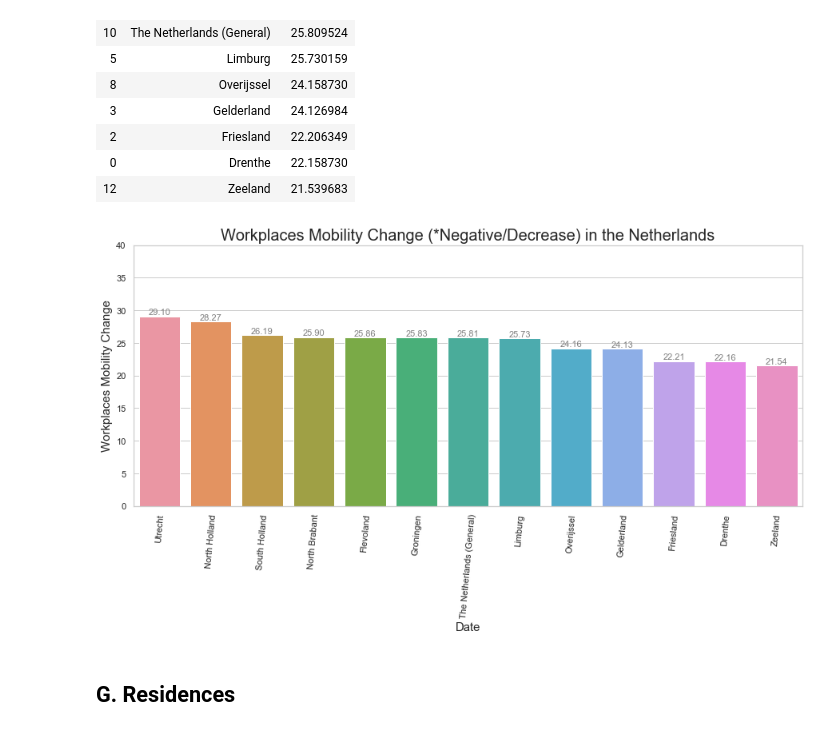
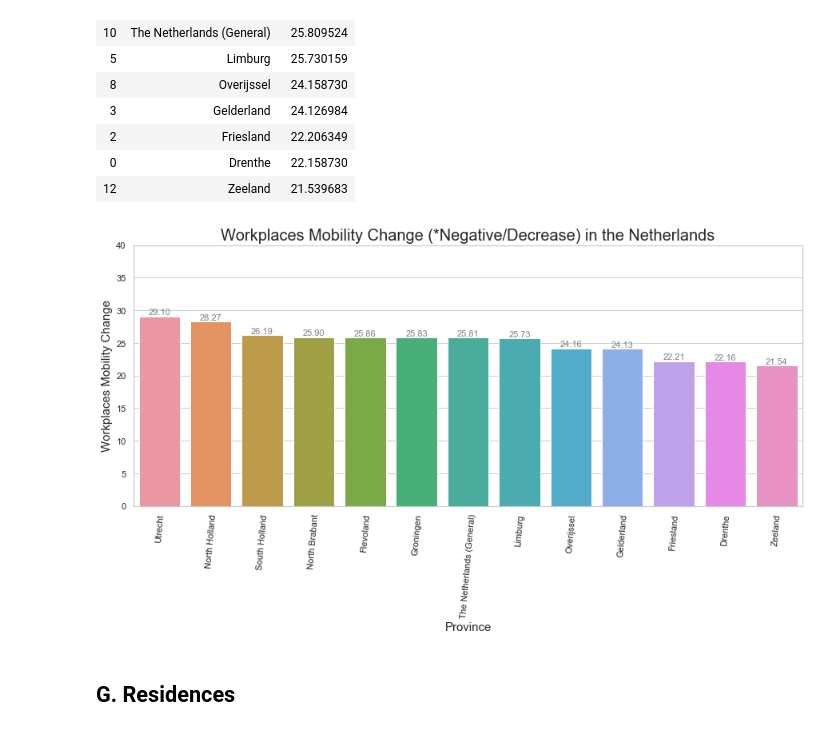
Before and after one commit to IJzerenSteen/COMMUNITY_MOBILITY_REPORT_FOR_NL, a Jupyter notebook: COVID-19_COMMUNITY_MOBILITY_REPORT_FOR_THE_NETHERLANDS.ipynb, the cells around one changed output. Drawn from its saved outputs; the diff is of its cells as text; code cells hidden in the pictures.

```diff
--- a/COVID-19_COMMUNITY_MOBILITY_REPORT_FOR_THE_NETHERLANDS.ipynb
+++ b/COVID-19_COMMUNITY_MOBILITY_REPORT_FOR_THE_NETHERLANDS.ipynb
@@ -246,7 +246,7 @@ plt.figure(figsize=(15,6))
 RR1=sns.barplot(x="Province", y="Retail_and_Recreation", data=result_RR)
 sns.set(style="whitegrid")
 RR1.axes.set_title("Retail and Recreation Mobility Change (*Negative/Decrease) in the Netherlands", fontsize=20)
-RR1.set_xlabel("Date",fontsize=15)
+RR1.set_xlabel("Province",fontsize=15)
 RR1.set_ylabel("Retail & Recreation Mobility Change",fontsize=15)
 plt.xticks(rotation=85)
 for p in RR1.patches:
@@ -309,7 +309,7 @@ plt.figure(figsize=(15,6))
 GP1=sns.barplot(x="Province", y="Grocery_and_Pharmacy", data=result_GP)
 sns.set(style="whitegrid")
 GP1.axes.set_title("Grocery and Pharmacy Mobility Change (*Negative/Decrease) in the Netherlands", fontsize=20)
-GP1.set_xlabel("Date",fontsize=15)
+GP1.set_xlabel("Province",fontsize=15)
 GP1.set_ylabel("Grocery and Pharmacy Mobility Change",fontsize=15)
 plt.xticks(rotation=85)
 for p in GP1.patches:
@@ -371,7 +371,7 @@ plt.figure(figsize=(15,6))
 P1=sns.barplot(x="Province", y="Parks", data=result_P)
 sns.set(style="whitegrid")
 P1.axes.set_title("Parks Mobility Change (*Positive/Increase) in the Netherlands", fontsize=20)
-P1.set_xlabel("Date",fontsize=15)
+P1.set_xlabel("Province",fontsize=15)
 P1.set_ylabel("Parks Mobility Change",fontsize=15)
 plt.xticks(rotation=85)
 for p in P1.patches:
@@ -434,7 +434,7 @@ plt.figure(figsize=(15,6))
 T1=sns.barplot(x="Province", y="Transit_Stations", data=result_T)
 sns.set(style="whitegrid")
 T1.axes.set_title("Transit Stations Mobility Change (*Negative/Decrease) in the Netherlands", fontsize=20)
-T1.set_xlabel("Date",fontsize=15)
+T1.set_xlabel("Province",fontsize=15)
 T1.set_ylabel("Transit Stations Mobility Change",fontsize=15)
 plt.xticks(rotation=85)
 for p in T1.patches:
@@ -495,18 +495,18 @@ result_W
 # %%
 plt.figure(figsize=(15,6))
 W1=sns.barplot(x="Province", y="Workplaces", data=result_W)
 sns.set(style="whitegrid")
 W1.axes.set_title("Workplaces Mobility Change (*Negative/Decrease) in the Netherlands", fontsize=20)
-W1.set_xlabel("Date",fontsize=15)
+W1.set_xlabel("Province",fontsize=15)
 W1.set_ylabel("Workplaces Mobility Change",fontsize=15)
 plt.xticks(rotation=85)
 for p in W1.patches:
              W1.annotate("%.2f" % p.get_height(), (p.get_x() + p.get_width() / 2., p.get_height()),
                  ha='center', va='center', fontsize=11, color='gray', xytext=(0, 5),
                  textcoords='offset points')
 _ = W1.set_ylim(0,40)
 # %% [output]
-[figure, old version]
+[figure, new version]
 # %% [markdown]
 ## G. Residences
 # %% [markdown]
```
Also changed, not shown: parts of 7 cells of this notebook.
